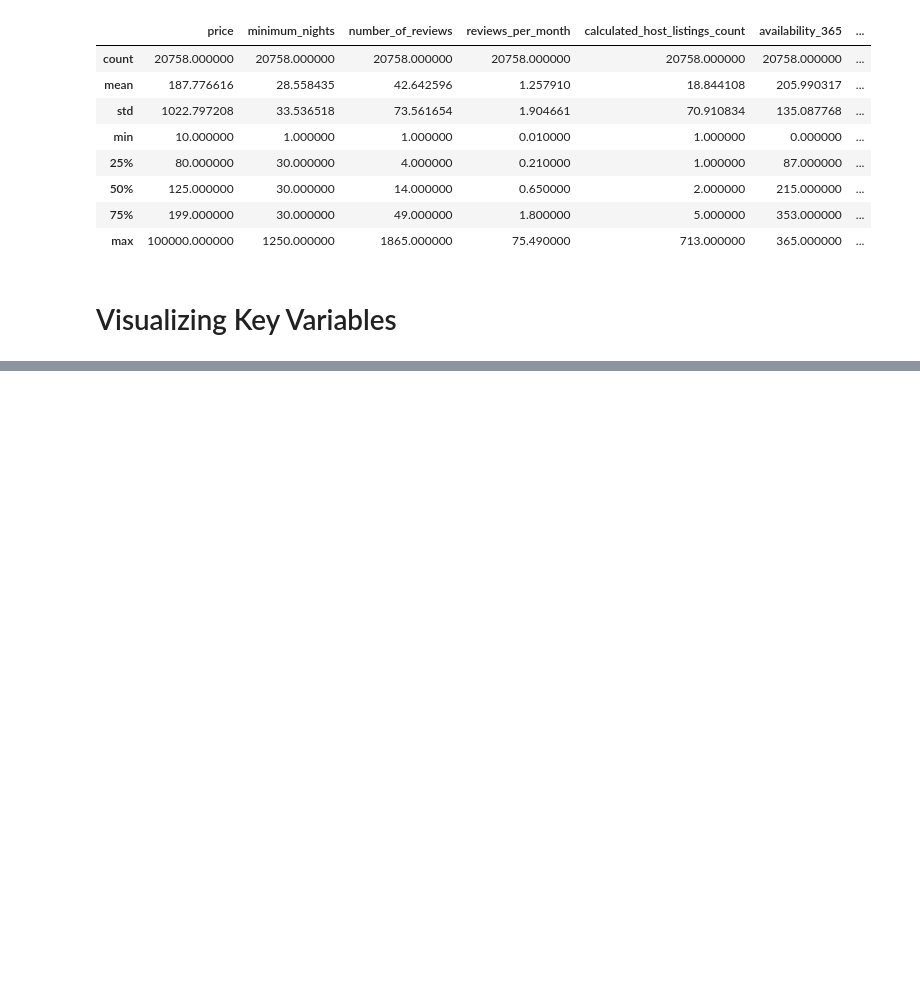
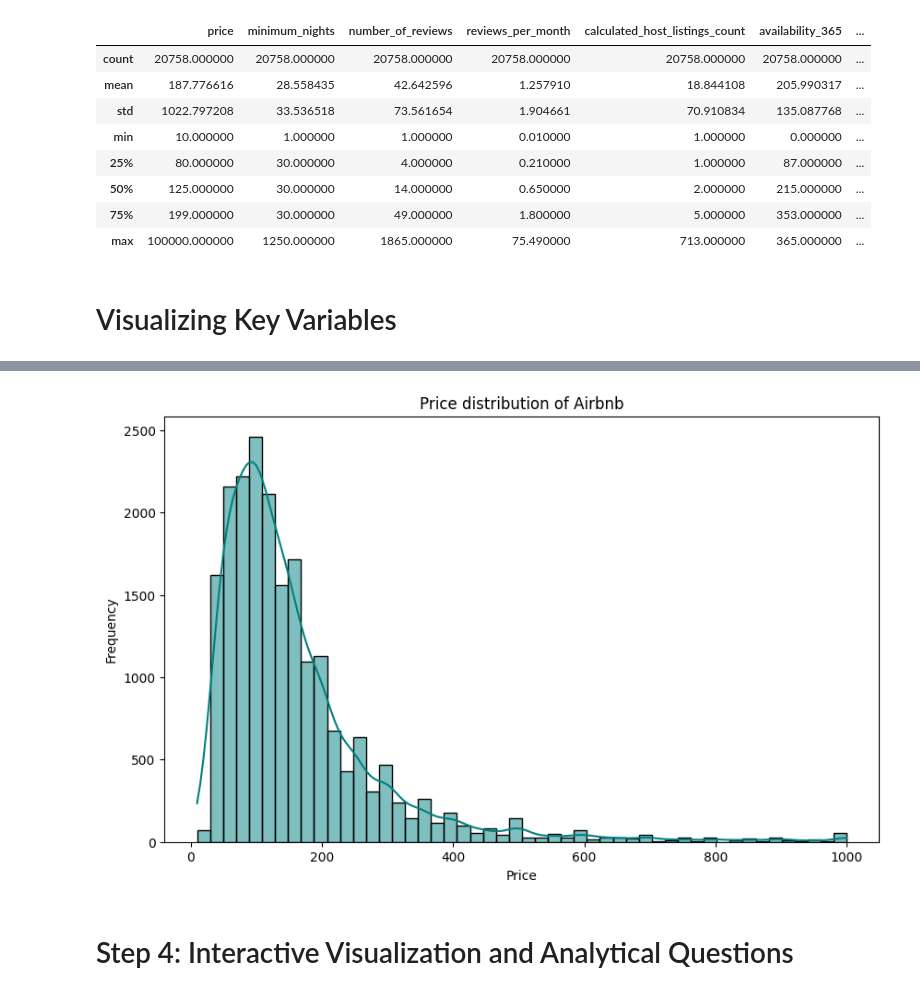
Before and after one commit to ayoub22222222/NY_Airbnb_Data_Analysis, a Jupyter notebook: Untitled.ipynb, the cells around one changed output, grey strips where cells are left out. Saved outputs shown, nothing was run; the diff lists cells and outputs as text; code cells hidden in the pictures; blank space fills up the shorter version.

```diff
--- a/Untitled.ipynb
+++ b/Untitled.ipynb
@@ -133,0 +143,14 @@ plt.show()
+# %%
+# remove outliers
+filtred_price = df[df['price'] <= 1000]
+
+plt.figure(figsize=(10, 6))
+sns.histplot(filtred_price['price'], bins=50, kde=True, color='teal')
+plt.title("Price distribution of Airbnb")
+plt.xlabel("Price")
+plt.ylabel("Frequency")
+plt.show()
+# %% [output]
+[figure, added]
+# %% [markdown]
+# Step 4: Interactive Visualization and Analytical Questions
```
Also changed, not shown: parts of 19 cells of this notebook.
